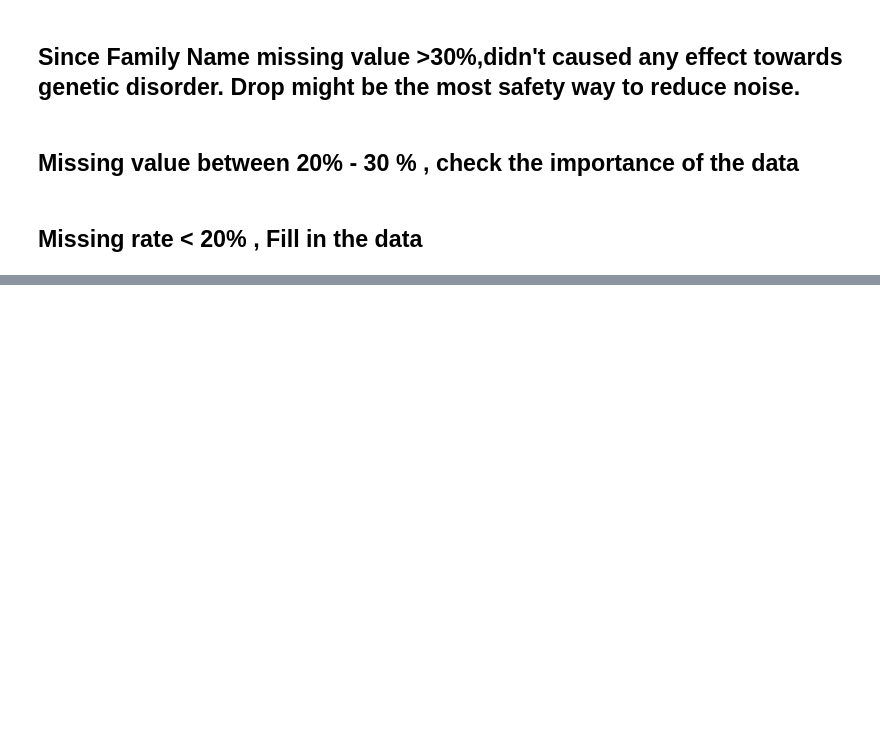
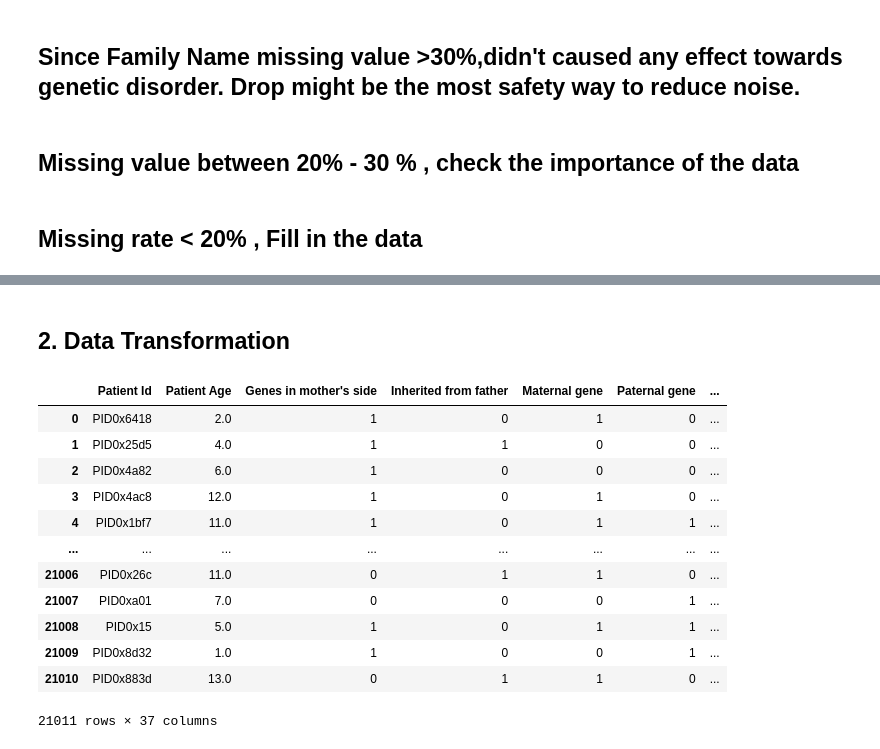
Before and after one commit to pomelocheah/Predict-the-Genetic-Disorders-Dataset-of-Genomes-, a Jupyter notebook: notebook/data_cleaning.ipynb, the cells around one changed output, grey strips where cells are left out. Cells and saved outputs as stored; diff of their text form; code cells hidden in the pictures; blank space fills up the shorter version.

```diff
--- a/notebook/data_cleaning.ipynb
+++ b/notebook/data_cleaning.ipynb
@@ -95,0 +111,31 @@ dtype: int64
+# %% [markdown]
+## 2. Data Transformation
+# %%
+low_variance_cols = df.columns[df.nunique() <= 1]
+df = df.drop(columns=low_variance_cols)
+# %%
+cat_cols = df.select_dtypes(include=['object']).columns
+# %%
+binary_cols = []
+
+for col in cat_cols:
+    if df[col].nunique() == 2:
+        binary_cols.append(col)
+
+binary_cols
+df[binary_cols] = df[binary_cols].replace({'Yes':1, 'No':0})
+df
+# %% [output]
+|  | Patient Id | Patient Age | Genes in mother's side | Inherited from father | Maternal gene | Paternal gene | ... |
+| 0 | PID0x6418 | 2.0 | 1 | 0 | 1 | 0 | ... |
+| 1 | PID0x25d5 | 4.0 | 1 | 1 | 0 | 0 | ... |
+| 2 | PID0x4a82 | 6.0 | 1 | 0 | 0 | 0 | ... |
+| 3 | PID0x4ac8 | 12.0 | 1 | 0 | 1 | 0 | ... |
+| 4 | PID0x1bf7 | 11.0 | 1 | 0 | 1 | 1 | ... |
+| ... | ... | ... | ... | ... | ... | ... | ... |
+| 21006 | PID0x26c | 11.0 | 0 | 1 | 1 | 0 | ... |
+| 21007 | PID0xa01 | 7.0 | 0 | 0 | 0 | 1 | ... |
+| 21008 | PID0x15 | 5.0 | 1 | 0 | 1 | 1 | ... |
+| 21009 | PID0x8d32 | 1.0 | 1 | 0 | 0 | 1 | ... |
+| 21010 | PID0x883d | 13.0 | 0 | 1 | 1 | 0 | ... |
+21011 rows × 37 columns
```
Also changed, not shown: parts of 13 cells of this notebook.
